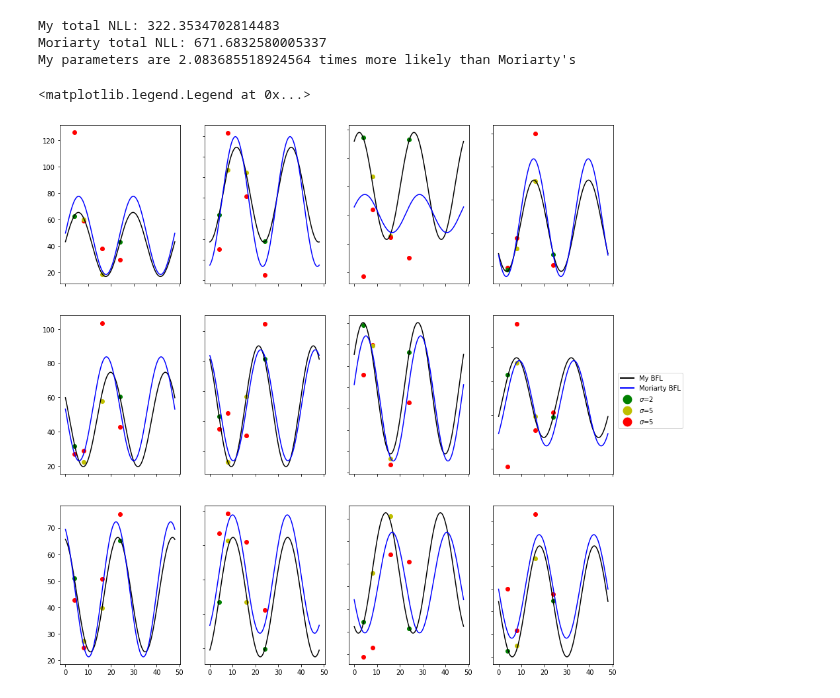
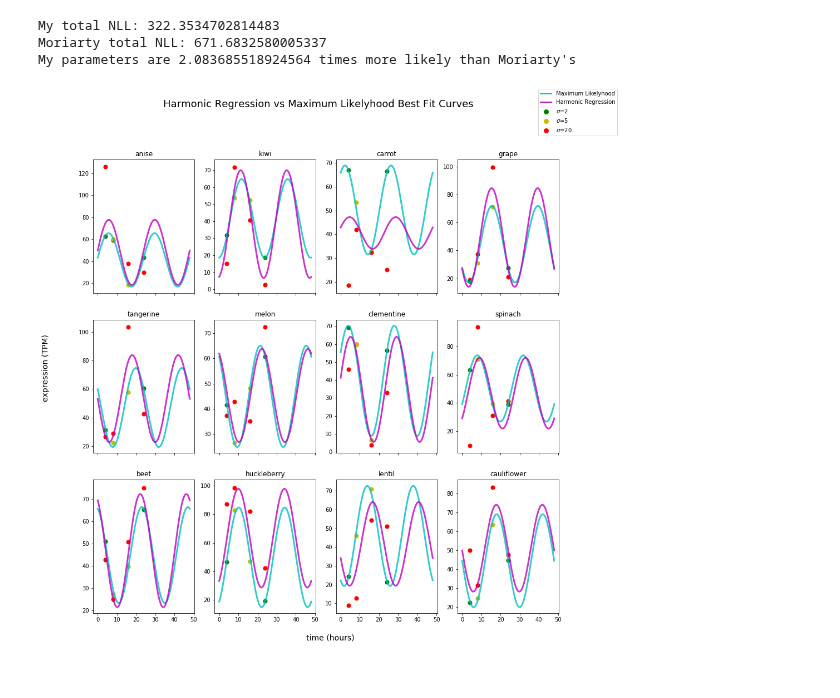
Before and after one commit to zmiller22/MCB112, a Jupyter notebook: week_8/MillerZachary_MCB112_07.ipynb, the cells around one changed output. Cells and saved outputs as stored; diff of their text form; code cells hidden in the pictures.

```diff
--- a/week_8/MillerZachary_MCB112_07.ipynb
+++ b/week_8/MillerZachary_MCB112_07.ipynb
@@ -48,7 +48,7 @@ def get_data(datafile):
             Y.append( np.array( [ float(s) for s in fields[1:]] ))
         G = len(Y)
 
-    return X, S_true, Y
+    return X, S_true, Y, genenames
 
 def calc_mean_for_normal(a, b, phi, t):
     """Given paramters a, b, and phi, plus a time point t, calculates the mean for the gaussian according to
@@ -107,7 +107,7 @@ def get_ml_ests(data_vec, sigma_vec, time_vec, num_iters):
 # %%
 # Get the data
 data_list = get_data("w07-data.tbl")
-time_arr, sigma_arr, data_arr = data_list[0], data_list[1], data_list[2]
+time_arr, sigma_arr, data_arr, gene_name_list = data_list[0], data_list[1], data_list[2], data_list[3]
 
 # Get my parameter estimates and their negative log-likelyhoods
 my_params_list, my_nll_list = get_ml_ests(data_arr, sigma_arr, time_arr, num_iters=10)
@@ -150,41 +150,45 @@ My parameters are 2.083685518924564 times more likely than Moriarty's
 # %%
 def get_plot_lines(idx, times):
 
     my_a, moriarty_a = my_params_list[idx][0], moriarty_params_list[idx][0]
     my_b, moriarty_b = my_params_list[idx][1], moriarty_params_list[idx][1]
     my_phi, moriarty_phi = my_params_list[idx][2], moriarty_params_list[idx][2]
 
     my_bf_line = [calc_mean_for_normal(my_a, my_b, my_phi, t) for t in times]
     moriarty_bf_line = [calc_mean_for_normal(moriarty_a, moriarty_b, moriarty_phi, t) for t in times]
 
     return my_bf_line, moriarty_bf_line
 
 colormap = {2:'g', 5:'y', 20:'r'}
 times = np.linspace(0,48,1000)
 
 #TODO choose better line colors and add plot titles by gene..?
 fig, axs = plt.subplots(3, 4, figsize=(15,15), sharex="col")
 for plt_idx, ax in enumerate(axs.flat):
     my_line, moriarty_line = get_plot_lines(plt_idx, times)
+    ax.plot(times, my_line, color='c', linewidth=3, alpha=0.8)
+    ax.plot(times, moriarty_line, color='m', linewidth=3, alpha=0.8)
     for point_idx, point in enumerate(data_arr[plt_idx]):
-        ax.scatter(time_arr[point_idx], point, c=colormap[sigma_arr[point_idx]])
-    ax.plot(times, my_line, color='k')
-    ax.plot(times, moriarty_line, color='b')
-    ax.label_outer()
+        ax.scatter(time_arr[point_idx], point, c=colormap[sigma_arr[point_idx]], s=50)
+#     ax.label_outer()
+    ax.set_title(gene_name_list[plt_idx])
 
 
-legend_elements = [Line2D([0], [0], color='k', lw=2, label='My BFL'),
-                   Line2D([0], [0], color='b', lw=2, label='Moriarty BFL'),
+legend_elements = [Line2D([0], [0], color='c', lw=2, label='Maximum Likelyhood'),
+                   Line2D([0], [0], color='m', lw=2, label='Harmonic Regression'),
                    Line2D([0], [0], marker='o', color='w', label='$\sigma$=2',
-                         markerfacecolor='g', markersize=15),
+                         markerfacecolor='g', markersize=10),
                    Line2D([0], [0], marker='o', color='w', label='$\sigma$=5',
-                         markerfacecolor='y', markersize=15),
-                   Line2D([0], [0], marker='o', color='w', label='$\sigma$=5',
-                         markerfacecolor='r', markersize=15)]
+                         markerfacecolor='y', markersize=10),
+                   Line2D([0], [0], marker='o', color='w', label='$\sigma$=20',
+                         markerfacecolor='r', markersize=10)]
 
-fig.legend(handles=legend_elements, loc='right')
+fig.legend(handles=legend_elements, loc='upper right')
+fig.suptitle("Harmonic Regression vs Maximum Likelyhood Best Fit Curves", fontsize=18)
+fig.text(0.52, 0.08, "time (hours)", ha="center", fontsize=14)
+fig.text(0.04, 0.48, "expression (TPM)", rotation="vertical", fontsize=14)
+plt.show()
 # %% [output]
-<matplotlib.legend.Legend at 0x...>
-[figure, old version]
+[figure, new version]
 # %%
 my_params_list
```
Also changed, not shown: parts of 4 cells of this notebook.
